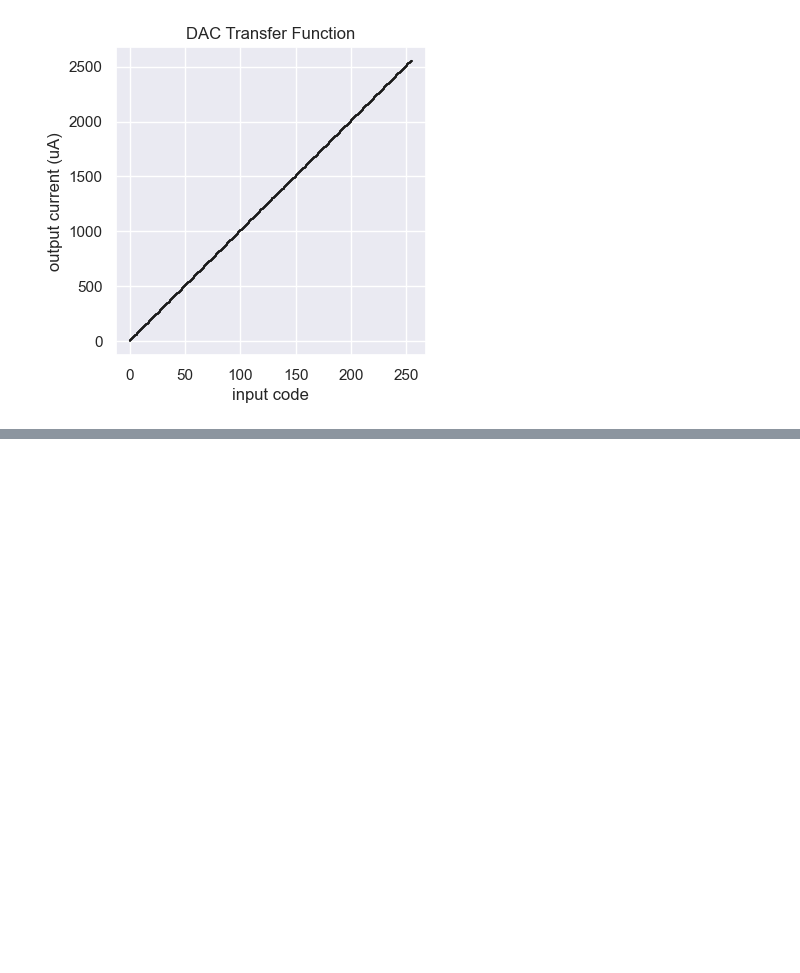
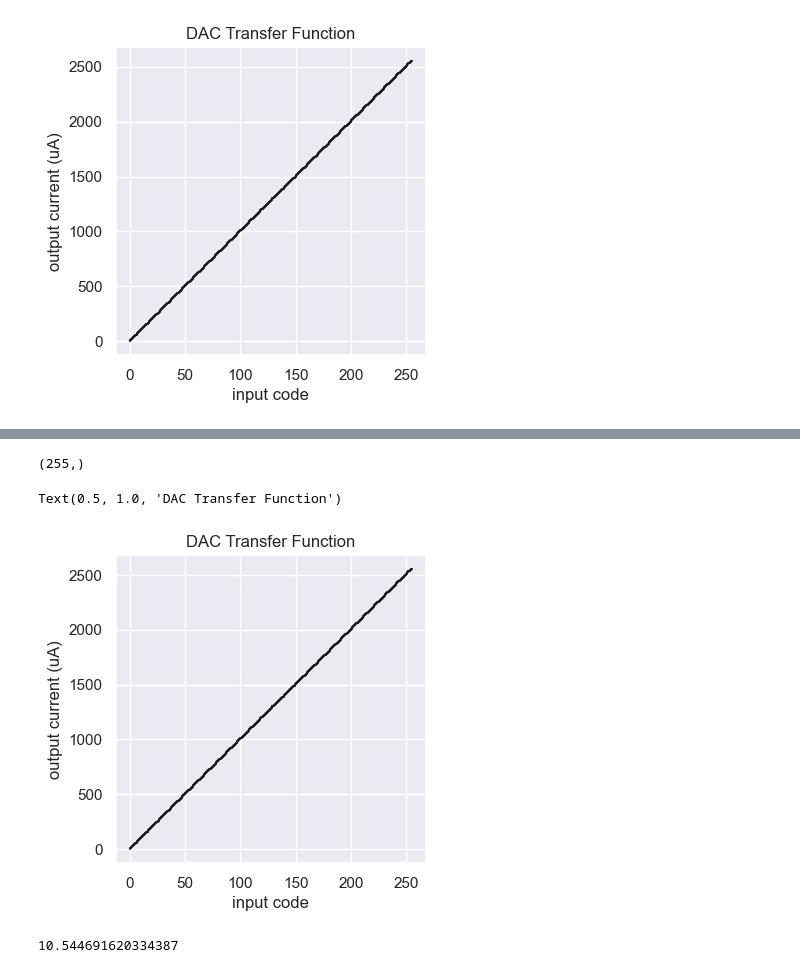
Before and after one commit to das-dias/signal-converters-notebooks, a Jupyter notebook: practical_classes/practical_class_8.ipynb, the cells around one changed output, grey strips where cells are left out. Cells and saved outputs as stored; diff of their text form; code cells hidden in the pictures; blank space fills up the shorter version.

```diff
--- a/practical_classes/practical_class_8.ipynb
+++ b/practical_classes/practical_class_8.ipynb
@@ -218,0 +224,72 @@ ax[1].grid(True)
+# %%
+# define the DAC currents of each transistor
+uA = 1e-6 # uA
+iu = 10 * uA # unitary current
+
+currs = iu * np.ones(2**nbits-1) # current vector
+
+# model the gate width of the nmos transistors
+u_err_curr = 0.0
+std_err_curr = 0.01 # 1% of the gate width
+curr_mismatch = normal(u_err_curr, std_err_curr, len(currs)) # current mismatch vector
+currs = currs * (1 + curr_mismatch) # current vector with mismatch
+currs.shape
+# %% [output]
+(255,)
+# %%
+def decoder(incode):
+    """ Implements a digital decoder to retreive 2^N
+    Parameters:
+        incode: binary word going from MSB to LSB
+    Returns:
+        outcode: output code
+    """
+    # create the output container
+    outcode = np.zeros(2**len(incode)-1)
+    dec = bin2dec(incode, len(incode))
+    outcode[:dec] = 1
+    return outcode
+
+def get_iout_unitary(incode, unit_currs=None):
+    """ Computes the output current of a unitary current steering DAC
+    Parameters:
+        incode: binary word going from MSB to LSB
+        unit_currs: unitary current vector of the DAC
+    Returns:
+        outcode: output code
+    """
+    return decoder(incode).reshape((1,-1)) @ unit_currs.reshape((-1, 1))
+# %%
+# compute the iout for any given input code
+codes = np.arange(2**nbits)
+incodes_bin = dec2bin(codes, nbits)
+
+# vectorize the function
+iof = partial(get_iout_unitary, unit_currs=currs)
+iofv = np.vectorize(iof, signature="(k)->(m)")
+iout = iofv(incodes_bin).flatten()
+# %%
+# plot the transfer function of the DAC
+# plot the transfer function of the DAC
+fig, ax = plt.subplots(1,1, figsize=(4,4))
+ax.step(codes, iout/uA, 'k', label='output voltage')
+ax.set_xlabel('input code')
+ax.set_ylabel('output current (uA)')
+ax.grid(True)
+ax.set_title('DAC Transfer Function')
+# %% [output]
+Text(0.5, 1.0, 'DAC Transfer Function')
+[figure, added]
+# %%
+# compute the inl and dnl
+ilsb_measured = (iout[2**nbits - 1] - iout[0])/(2**nbits - 1)
+dnl = np.diff(iout)/ilsb_measured - 1
+inl = np.array([0] + np.cumsum(dnl).tolist())
+assert len(dnl) == 2**nbits - 1, 'DNL length is not correct: {}'.format(len(dnl))
+assert len(inl) == 2**nbits
+# compute the effective number of bits of the DAC using the INL (once the lost bits can be compute by the
+# difference between the minimum and maximum value of the INL)
+dac_linearity = nbits - np.log2(np.max(inl) - np.min(inl))
+dac_linearity
+# %% [output]
+10.544691620334387
```
Also changed, not shown: parts of 15 cells of this notebook.
